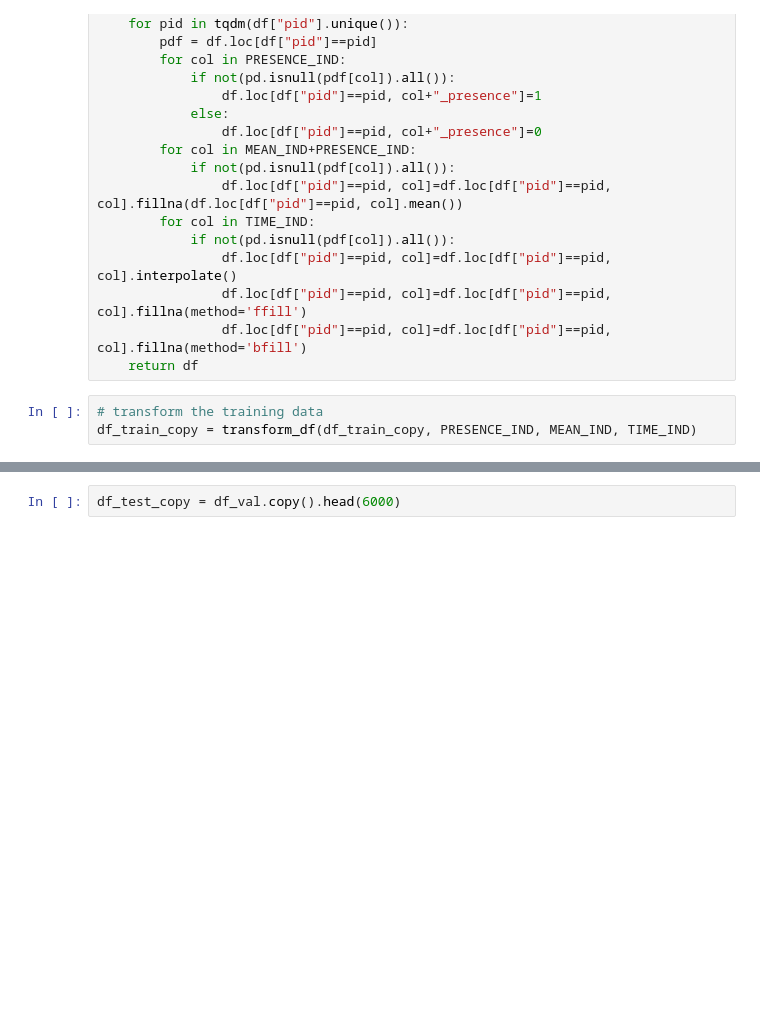
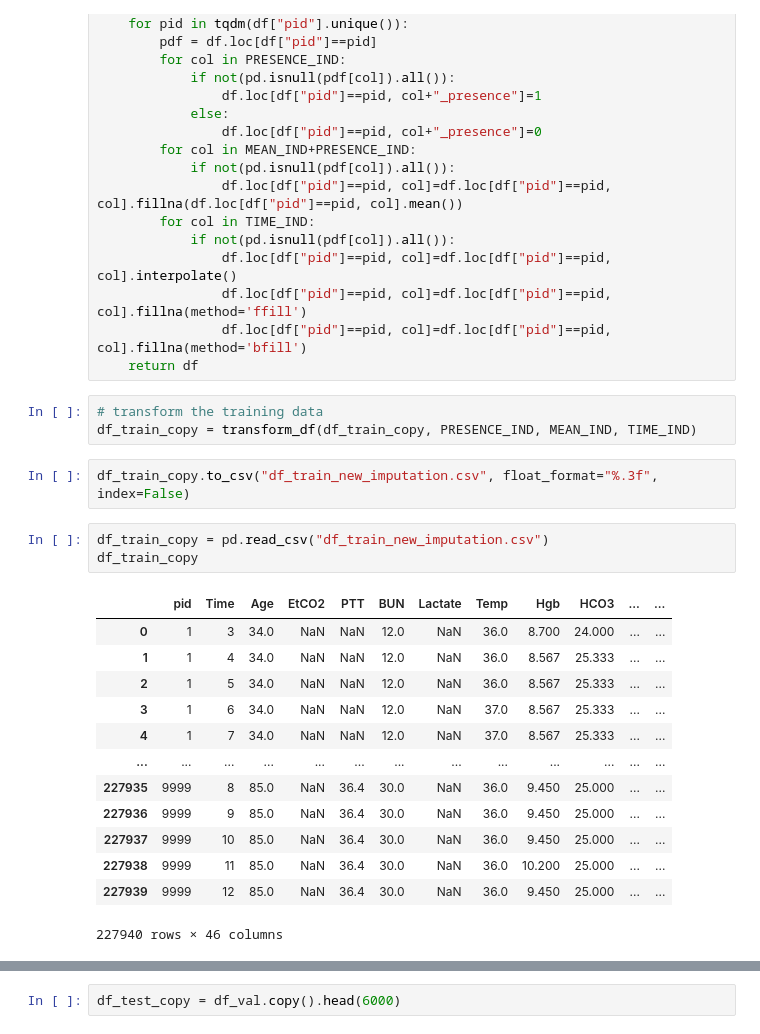
Before and after one commit to pjhartout/Introduction_to_Machine_Learning, a Jupyter notebook: projects/project_2/Data imputation .ipynb, the cells around one changed output, grey strips where cells are left out. Saved outputs shown, nothing was run; the diff lists cells and outputs as text; blank space fills up the shorter version.

Commit message:
added computed train

```diff
--- a/projects/project_2/Data imputation .ipynb
+++ b/projects/project_2/Data imputation .ipynb
@@ -115,6 +117,25 @@ def transform_df(df, PRESENCE_IND, MEAN_IND, TIME_IND):
 # %%
 # transform the training data
 df_train_copy = transform_df(df_train_copy, PRESENCE_IND, MEAN_IND, TIME_IND)
+# %%
+df_train_copy.to_csv("df_train_new_imputation.csv", float_format="%.3f", index=False)
+# %%
+df_train_copy = pd.read_csv("df_train_new_imputation.csv")
+df_train_copy
+# %% [output]
+|  | pid | Time | Age | EtCO2 | PTT | BUN | Lactate | Temp | Hgb | HCO3 | ... | ... |
+| 0 | 1 | 3 | 34.0 | NaN | NaN | 12.0 | NaN | 36.0 | 8.700 | 24.000 | ... | ... |
+| 1 | 1 | 4 | 34.0 | NaN | NaN | 12.0 | NaN | 36.0 | 8.567 | 25.333 | ... | ... |
+| 2 | 1 | 5 | 34.0 | NaN | NaN | 12.0 | NaN | 36.0 | 8.567 | 25.333 | ... | ... |
+| 3 | 1 | 6 | 34.0 | NaN | NaN | 12.0 | NaN | 37.0 | 8.567 | 25.333 | ... | ... |
+| 4 | 1 | 7 | 34.0 | NaN | NaN | 12.0 | NaN | 37.0 | 8.567 | 25.333 | ... | ... |
+| ... | ... | ... | ... | ... | ... | ... | ... | ... | ... | ... | ... | ... |
+| 227935 | 9999 | 8 | 85.0 | NaN | 36.4 | 30.0 | NaN | 36.0 | 9.450 | 25.000 | ... | ... |
+| 227936 | 9999 | 9 | 85.0 | NaN | 36.4 | 30.0 | NaN | 36.0 | 9.450 | 25.000 | ... | ... |
+| 227937 | 9999 | 10 | 85.0 | NaN | 36.4 | 30.0 | NaN | 36.0 | 9.450 | 25.000 | ... | ... |
+| 227938 | 9999 | 11 | 85.0 | NaN | 36.4 | 30.0 | NaN | 36.0 | 10.200 | 25.000 | ... | ... |
+| 227939 | 9999 | 12 | 85.0 | NaN | 36.4 | 30.0 | NaN | 36.0 | 9.450 | 25.000 | ... | ... |
+227940 rows × 46 columns
 # %%
 # construct the training labels
 df_train_label_copy = df_train_label.set_index(["pid"])
```
Also changed, not shown: parts of 7 cells of this notebook, 3 other files.
